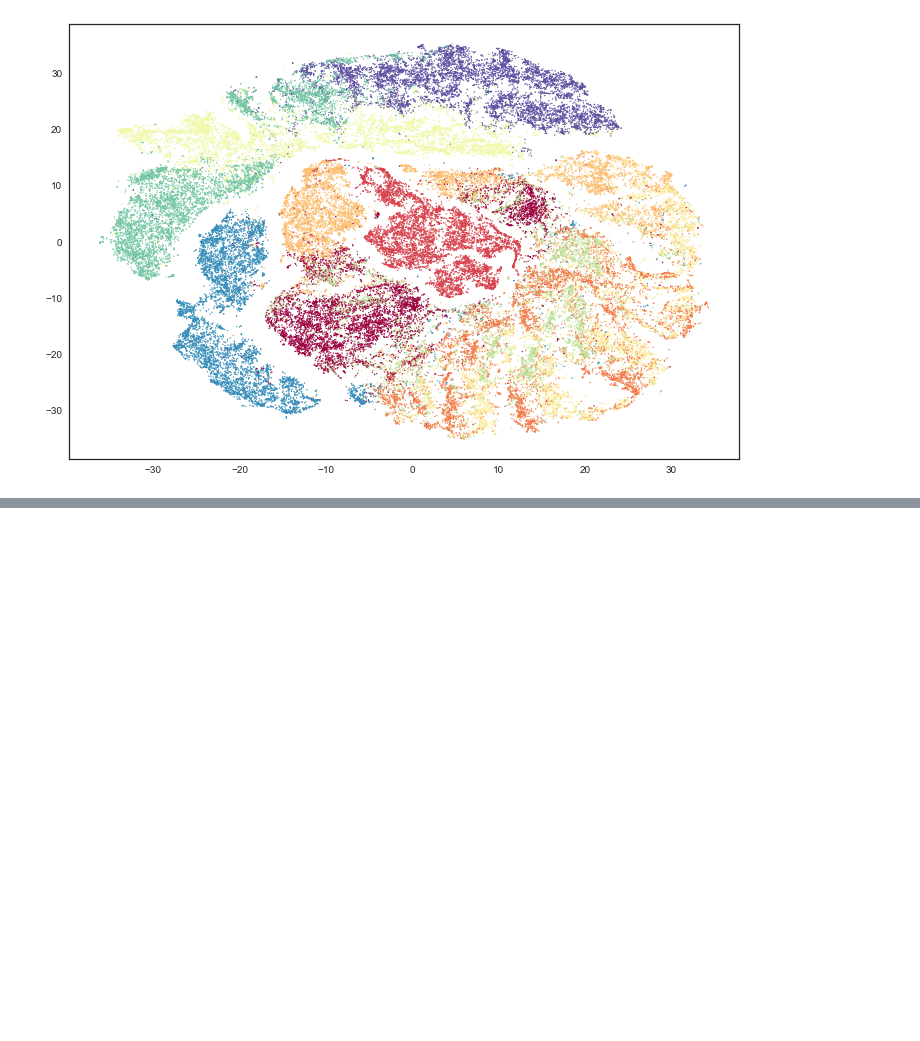
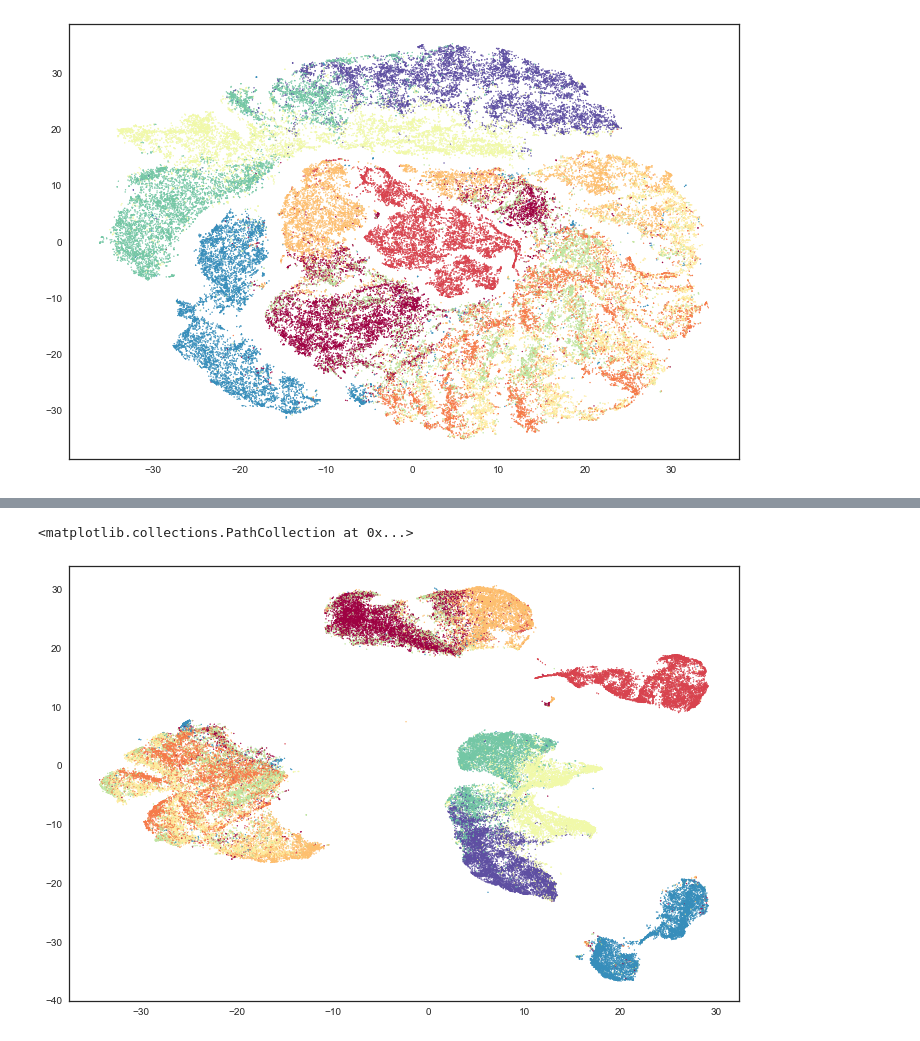
Before and after one commit to lmcinnes/umap_paper_notebooks, a Jupyter notebook: UMAP Fashion MNIST.ipynb, the cells around one changed output, grey strips where cells are left out. Saved outputs shown, nothing was run; the diff lists cells and outputs as text; code cells hidden in the pictures; blank space fills up the shorter version.

Commit message:
Add LargeVis to notebooks

```diff
--- a/UMAP Fashion MNIST.ipynb
+++ b/UMAP Fashion MNIST.ipynb
@@ -84,0 +96,7 @@ output.to_csv('embedding_fashion_mnist_fitsne1.csv')
+# %%
+u_largevis = np.array(u_largevis)
+# %%
+plt.scatter(u_largevis[:,0], u_largevis[:,1], c=target, cmap="Spectral", s=1)
+# %% [output]
+<matplotlib.collections.PathCollection at 0x...>
+[figure, added]
```
Also changed, not shown: parts of 9 cells of this notebook, 5 other files.
